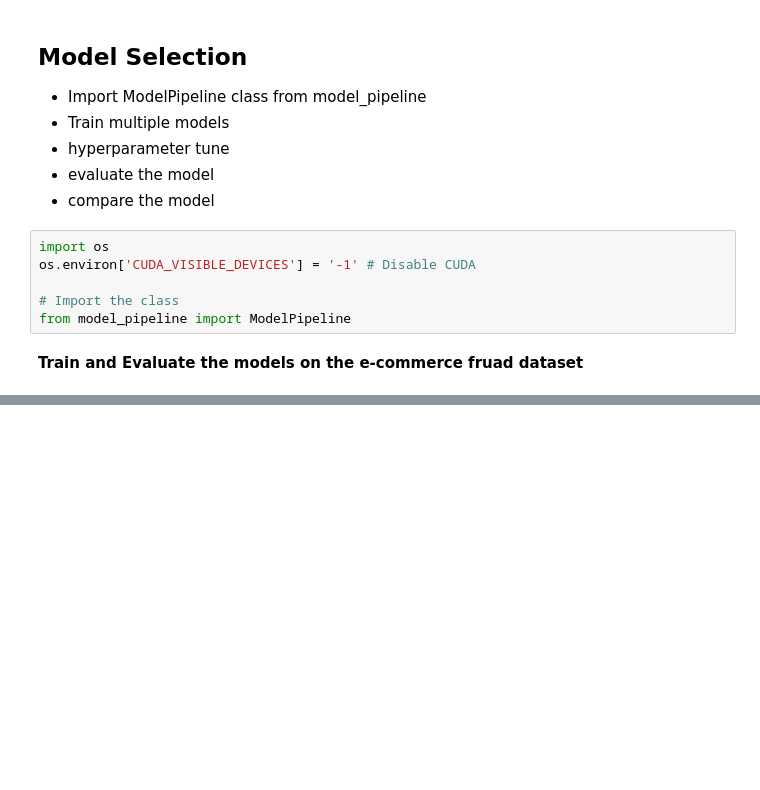
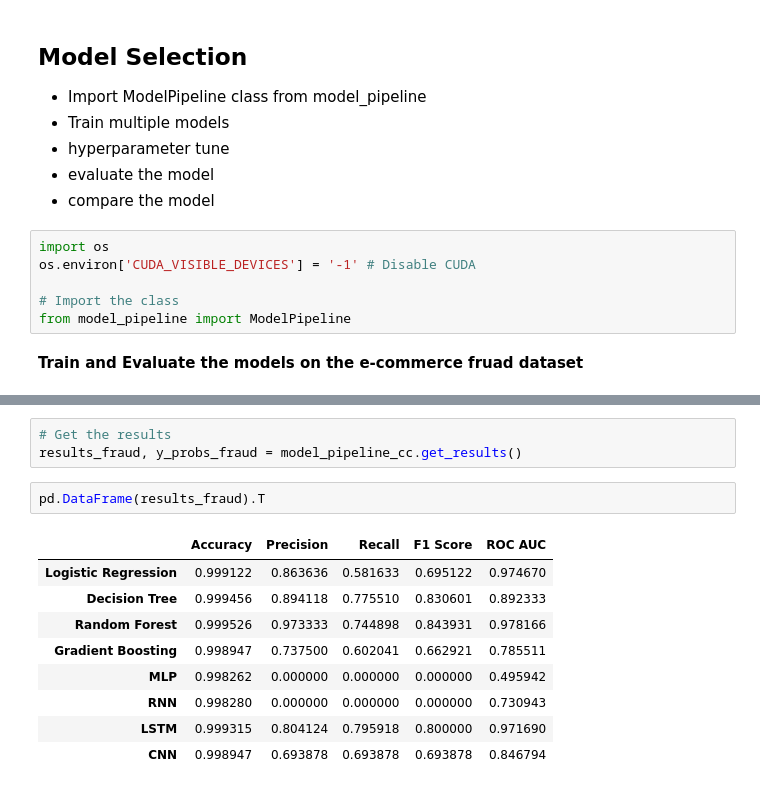
Before and after one commit to Jenber-Ligab/e-commerce-and-banking-fraud-detection, a Jupyter notebook: notebooks/modeling_pipeline.ipynb, the cells around one changed output, grey strips where cells are left out. Drawn from its saved outputs; the diff is of its cells as text; blank space fills up the shorter version.

Commit message:
Model Building and Training

```diff
--- a/notebooks/modeling_pipeline.ipynb
+++ b/notebooks/modeling_pipeline.ipynb
@@ -221,0 +187,15 @@ model_pipeline.save_best_models(best_model, best_model_name, 'fraud')
+# %%
+# Get the results
+results_fraud, y_probs_fraud = model_pipeline_cc.get_results()
+# %%
+pd.DataFrame(results_fraud).T
+# %% [output]
+|  | Accuracy | Precision | Recall | F1 Score | ROC AUC |
+| Logistic Regression | 0.999122 | 0.863636 | 0.581633 | 0.695122 | 0.974670 |
+| Decision Tree | 0.999456 | 0.894118 | 0.775510 | 0.830601 | 0.892333 |
+| Random Forest | 0.999526 | 0.973333 | 0.744898 | 0.843931 | 0.978166 |
+| Gradient Boosting | 0.998947 | 0.737500 | 0.602041 | 0.662921 | 0.785511 |
+| MLP | 0.998262 | 0.000000 | 0.000000 | 0.000000 | 0.495942 |
+| RNN | 0.998280 | 0.000000 | 0.000000 | 0.000000 | 0.730943 |
+| LSTM | 0.999315 | 0.804124 | 0.795918 | 0.800000 | 0.971690 |
+| CNN | 0.998947 | 0.693878 | 0.693878 | 0.693878 | 0.846794 |
```
Also changed, not shown: parts of 17 cells of this notebook.
